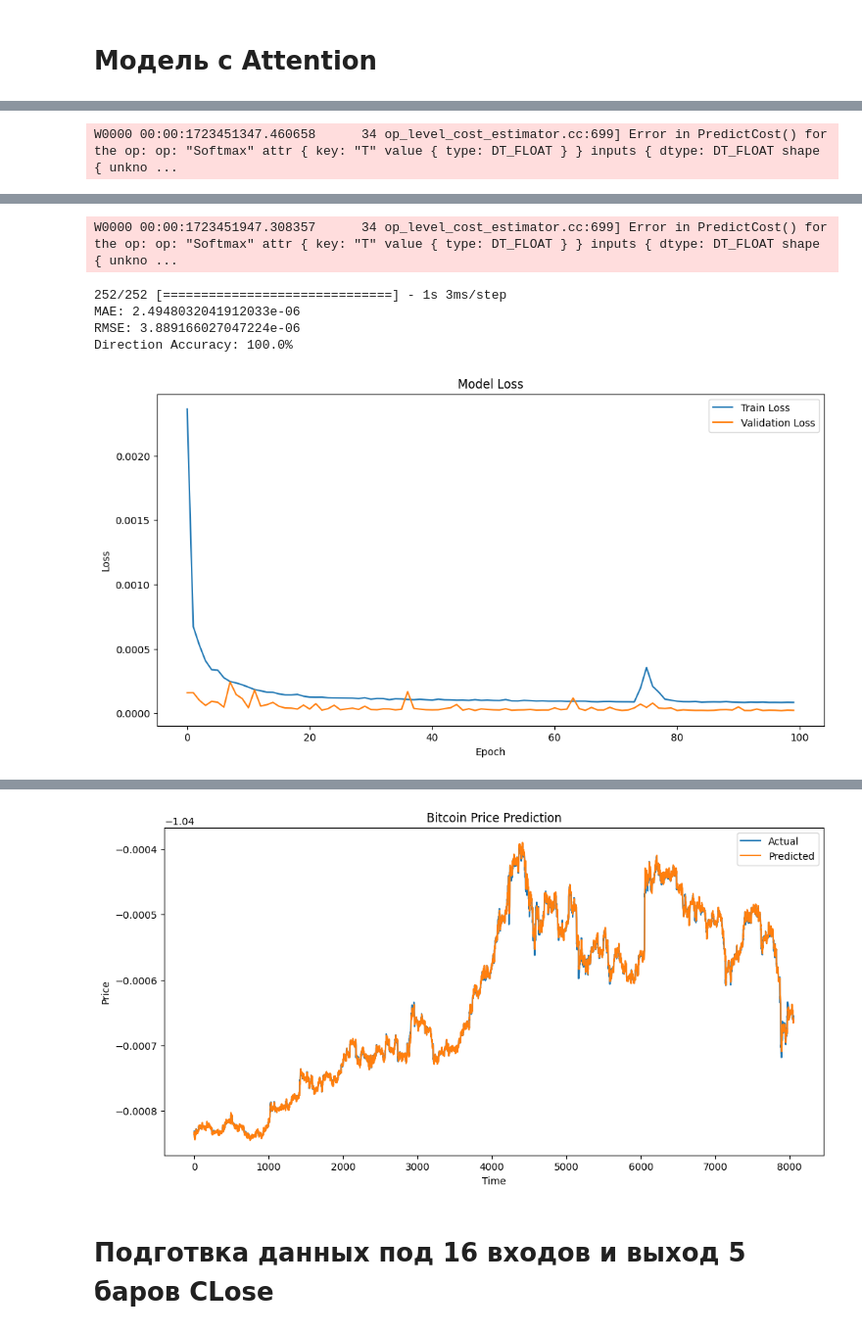
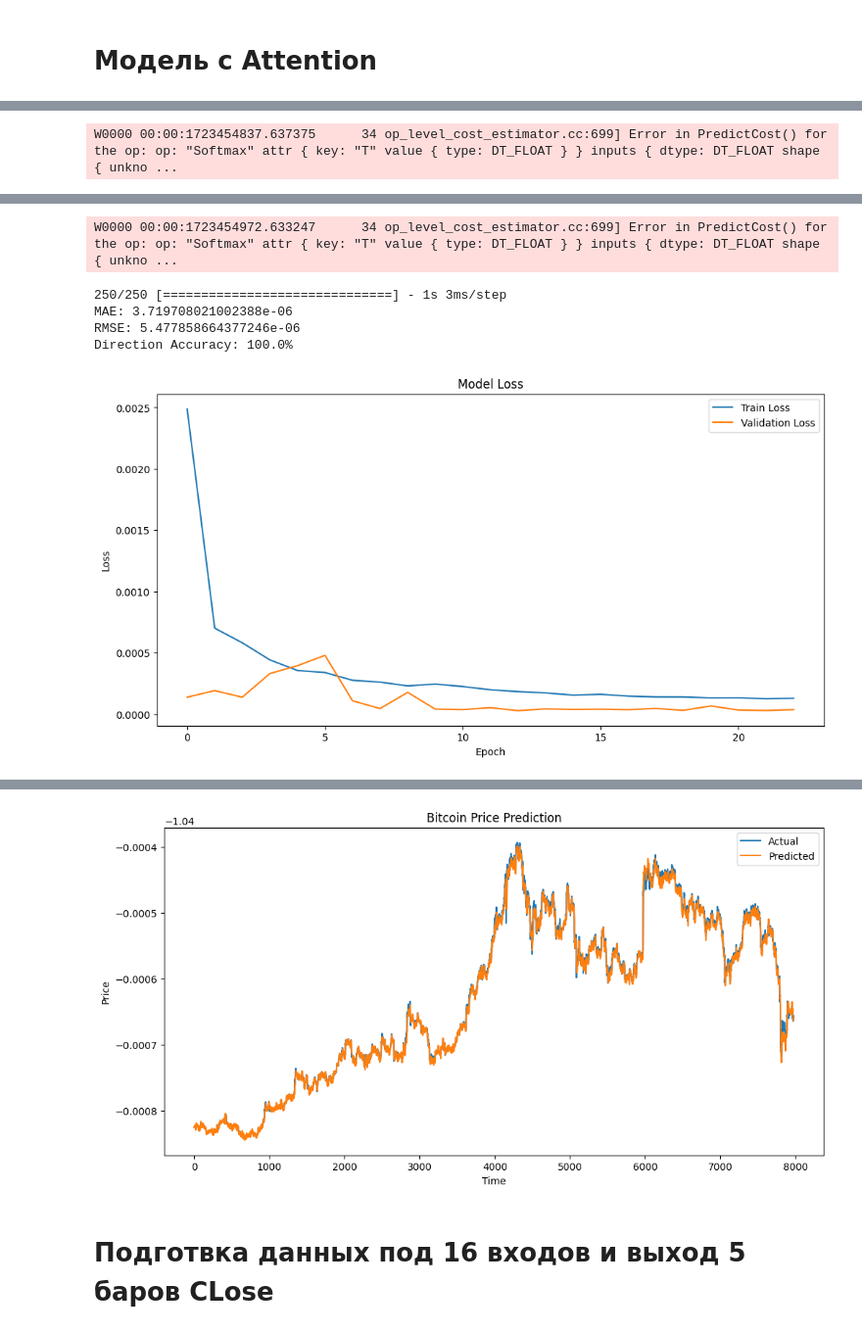
Before and after one commit to devopssii/1234, a Jupyter notebook: train-1-4-5-or-more-bars.ipynb, the cells around one changed output, grey strips where cells are left out. Shown at 98% size. Cells and saved outputs as stored; diff of their text form; code cells hidden in the pictures.

Commit message:
Kaggle Notebook | TRAIN-1 4 5 or more bars | Version 18

```diff
--- a/train-1-4-5-or-more-bars.ipynb
+++ b/train-1-4-5-or-more-bars.ipynb
@@ -465,6 +465,33 @@ data = data[(data['volume'] != 0) & (data['rsi'] != 0)]
 #features = ['open', 'high', 'low', 'close', 'volume', 'macd', 'macd_signal', 'macd_hist', 'rsi', 'obv', 'mfi', 'roc', 'vwap']
 features = ['open', 'high', 'low', 'close', 'volume', 'macd_signal', 'macd_hist', 'rsi', 'mfi', 'roc', 'stoch_d']
 
+def prepare_data(data, look_back=100, forecast_horizon=1, train_size=0.7, val_size=0.15):
+    # Разделение на обучающую, валидационную и тестовую выборки
+    train_split = int(len(data) * train_size)
+    val_split = int(len(data) * (train_size + val_size))
+
+    train_data = data[:train_split]
+    val_data = data[train_split:val_split]
+    test_data = data[val_split:]
+
+    # Нормализация данных
+    scaler = MinMaxScaler(feature_range=(-1, 1))
+    train_scaled = scaler.fit_transform(train_data[features])
+    val_scaled = scaler.transform(val_data[features])
+    test_scaled = scaler.transform(test_data[features])
+
+    def create_sequences(scaled_data):
+        X, y = [], []
+        for i in range(len(scaled_data) - look_back - forecast_horizon + 1):
+            X.append(scaled_data[i:(i + look_back)])
+            y.append(scaled_data[i + look_back : i + look_back + forecast_horizon, features.index('close')])
+        return np.array(X), np.array(y)
+
+    X_train, y_train = create_sequences(train_scaled)
+    X_val, y_val = create_sequences(val_scaled)
+    X_test, y_test = create_sequences(test_scaled)
+
+    return X_train, y_train, X_val, y_val, X_test, y_test, scaler
 
 # 2. Создание модели с механизмом внимания
 def create_attention_model(input_shape):
@@ -483,19 +510,15 @@ def create_attention_model(input_shape):
     model.compile(optimizer=Adam(learning_rate=0.001), loss='mse')
     return model
 
-def train_model(X_train, y_train, X_val=None, y_val=None, epochs=100, batch_size=32, patience=10):
+def train_model(X_train, y_train, X_val, y_val, epochs=100, batch_size=32, patience=10):
     model = create_attention_model(X_train.shape[1:])
 
     callbacks = [
         EarlyStopping(patience=patience, restore_best_weights=True)
     ]
 
-    if X_val is not None and y_val is not None:
-        history = model.fit(X_train, y_train, epochs=epochs, batch_size=batch_size,
-                            validation_data=(X_val, y_val), callbacks=callbacks, verbose=1)
-    else:
-        history = model.fit(X_train, y_train, epochs=epochs, batch_size=batch_size,
-                            validation_split=0.2, callbacks=callbacks, verbose=1)
+    history = model.fit(X_train, y_train, epochs=epochs, batch_size=batch_size,
+                        validation_data=(X_val, y_val), callbacks=callbacks, verbose=1)
 
     return model, history
 
@@ -521,32 +544,8 @@ def evaluate_model(model, X_test, y_test, scaler):
 
     return mae, rmse, direction_accuracy
 
-# 1. Подготовка данных
-def prepare_data(data, look_back=100, forecast_horizon=1, test_size=0.2):
-    # Разделение на обучающую и тестовую выборки
-    split = int((1 - test_size) * len(data))
-    train_data = data[:split]
-    test_data = data[split:]
-
-    # Нормализация данных
-    scaler = MinMaxScaler(feature_range=(-1, 1))
-    train_scaled = scaler.fit_transform(train_data[features])
-    test_scaled = scaler.transform(test_data[features])
-
-    def create_sequences(scaled_data):
-        X, y = [], []
-        for i in range(len(scaled_data) - look_back - forecast_horizon + 1):
-            X.append(scaled_data[i:(i + look_back)])
-            y.append(scaled_data[i + look_back : i + look_back + forecast_horizon, features.index('close')])
-        return np.array(X), np.array(y)
-
-    X_train, y_train = create_sequences(train_scaled)
-    X_test, y_test = create_sequences(test_scaled)
-
-    return X_train, y_train, X_test, y_test, scaler
-
 # Основной код
-X_train, y_train, X_test, y_test, scaler = prepare_data(data)
+X_train, y_train, X_val, y_val, X_test, y_test, scaler = prepare_data(data)
 
 print("Shape of X_train:", X_train.shape)
 print("Shape of y_train:", y_train.shape)
@@ -615 +616 @@ I0000 00:00:1723451340.857398     206 device_compiler.h:186] Compiled cluster us
-W0000 00:00:1723451347.460658      34 op_level_cost_estimator.cc:699] Error in PredictCost() for the op: op: "Softmax" attr { key: "T" value { type: DT_FLOAT } } inputs { dtype: DT_FLOAT shape { unkno ...
+W0000 00:00:1723454837.637375      34 op_level_cost_estimator.cc:699] Error in PredictCost() for the op: op: "Softmax" attr { key: "T" value { type: DT_FLOAT } } inputs { dtype: DT_FLOAT shape { unkno ...
@@ -633,6 +634,6 @@ Epoch 100/100
-W0000 00:00:1723451947.308357      34 op_level_cost_estimator.cc:699] Error in PredictCost() for the op: op: "Softmax" attr { key: "T" value { type: DT_FLOAT } } inputs { dtype: DT_FLOAT shape { unkno ...
+W0000 00:00:1723454972.633247      34 op_level_cost_estimator.cc:699] Error in PredictCost() for the op: op: "Softmax" attr { key: "T" value { type: DT_FLOAT } } inputs { dtype: DT_FLOAT shape { unkno ...
-252/252 [==============================] - 1s 3ms/step
-MAE: 2.4948032041912033e-06
-RMSE: 3.889166027047224e-06
+250/250 [==============================] - 1s 3ms/step
+MAE: 3.719708021002388e-06
+RMSE: 5.477858664377246e-06
 Direction Accuracy: 100.0%
-[figure, old version]
+[figure, new version]
@@ -640,4 +641,4 @@ Direction Accuracy: 100.0%
-[figure, old version]
+[figure, new version]
 # %%
 import joblib
 
```
Also changed, not shown: parts of 2 cells of this notebook.
